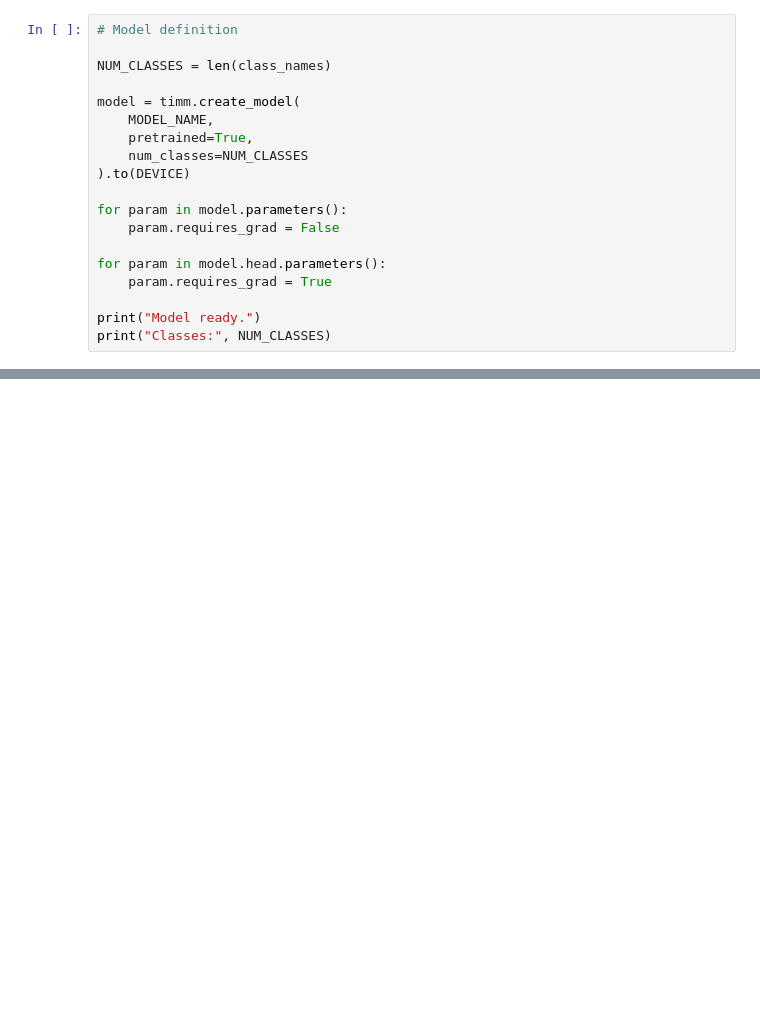
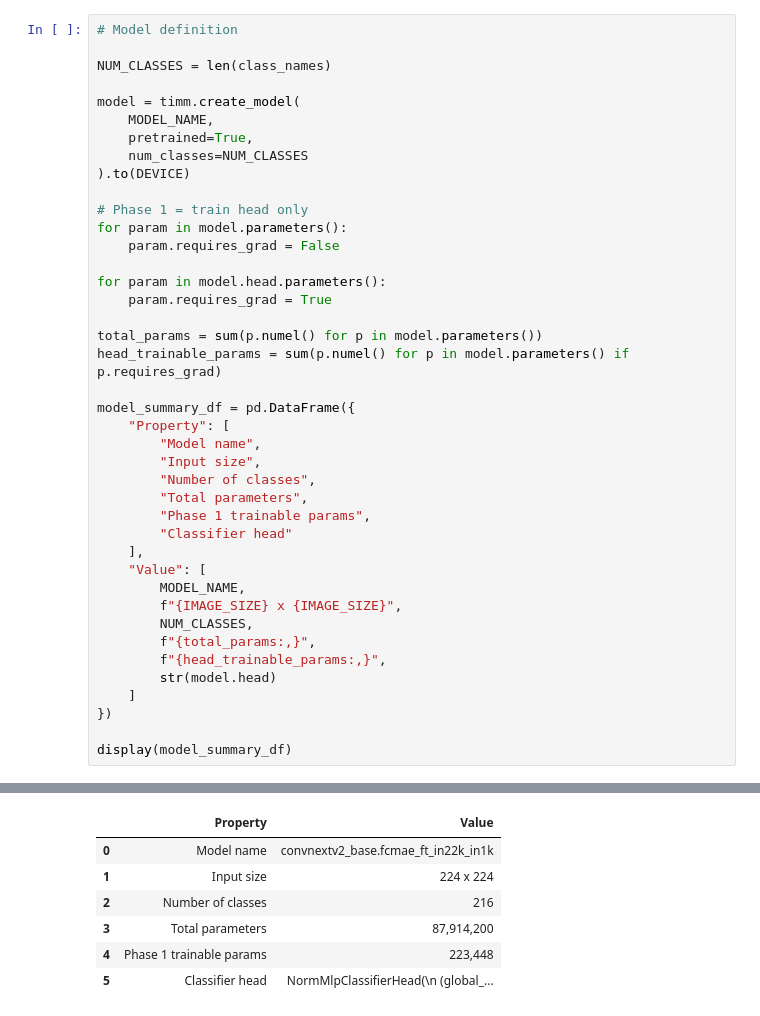
Before and after one commit to abrahamjerson/Mushroom-Classifier-Wep-App, a Jupyter notebook: model.ipynb, the cells around one changed output, grey strips where cells are left out. Drawn from its saved outputs; the diff is of its cells as text; blank space fills up the shorter version.

```diff
--- a/model.ipynb
+++ b/model.ipynb
@@ -249,12 +371,34 @@ model = timm.create_model(
     num_classes=NUM_CLASSES
 ).to(DEVICE)
 
+# Phase 1 = train head only
 for param in model.parameters():
     param.requires_grad = False
 
 for param in model.head.parameters():
     param.requires_grad = True
 
-print("Model ready.")
-print("Classes:", NUM_CLASSES)
+total_params = sum(p.numel() for p in model.parameters())
+head_trainable_params = sum(p.numel() for p in model.parameters() if p.requires_grad)
+
+model_summary_df = pd.DataFrame({
+    "Property": [
+        "Model name",
+        "Input size",
+        "Number of classes",
+        "Total parameters",
+        "Phase 1 trainable params",
+        "Classifier head"
+    ],
+    "Value": [
+        MODEL_NAME,
+        f"{IMAGE_SIZE} x {IMAGE_SIZE}",
+        NUM_CLASSES,
+        f"{total_params:,}",
+        f"{head_trainable_params:,}",
+        str(model.head)
+    ]
+})
+
+display(model_summary_df)
 # %% [output]
@@ -263 +406,8 @@ Classes: 216
+|  | Property | Value |
+| 0 | Model name | convnextv2_base.fcmae_ft_in22k_in1k |
+| 1 | Input size | 224 x 224 |
+| 2 | Number of classes | 216 |
+| 3 | Total parameters | 87,914,200 |
+| 4 | Phase 1 trainable params | 223,448 |
+| 5 | Classifier head | NormMlpClassifierHead(\n (global_... |
 # %%
```
Also changed, not shown: parts of 18 cells of this notebook, 14 other files.
